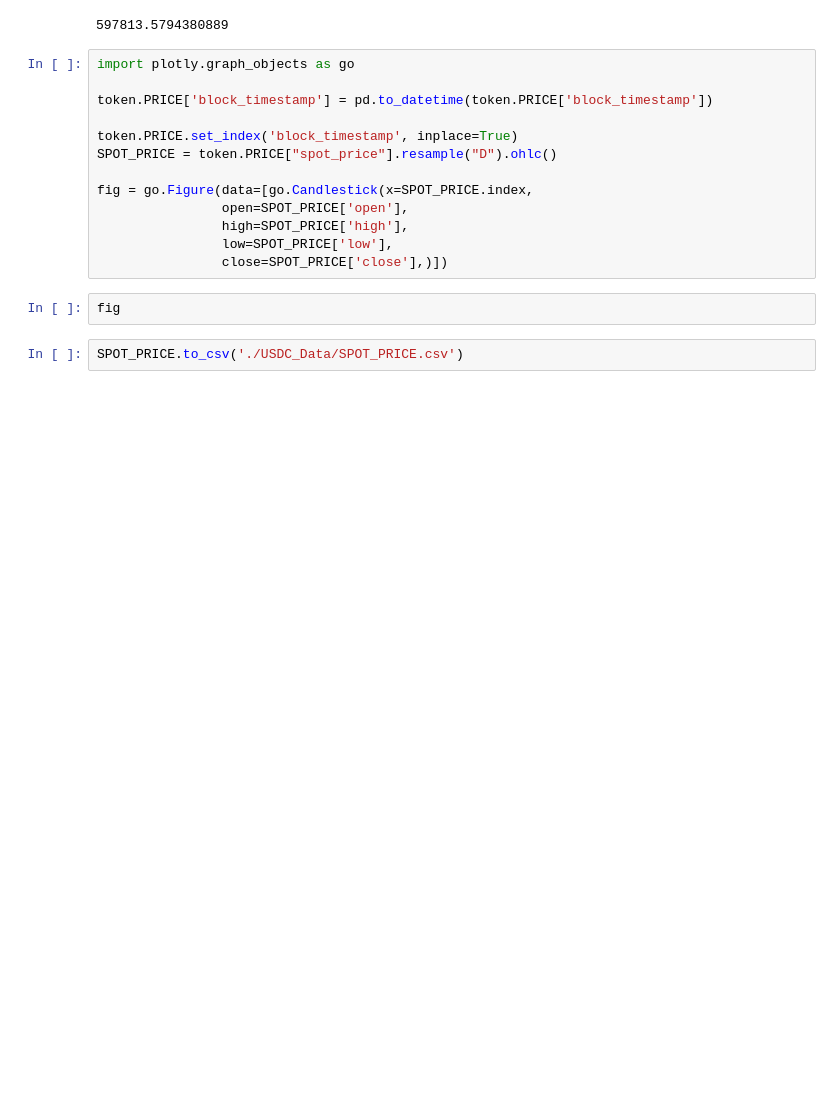
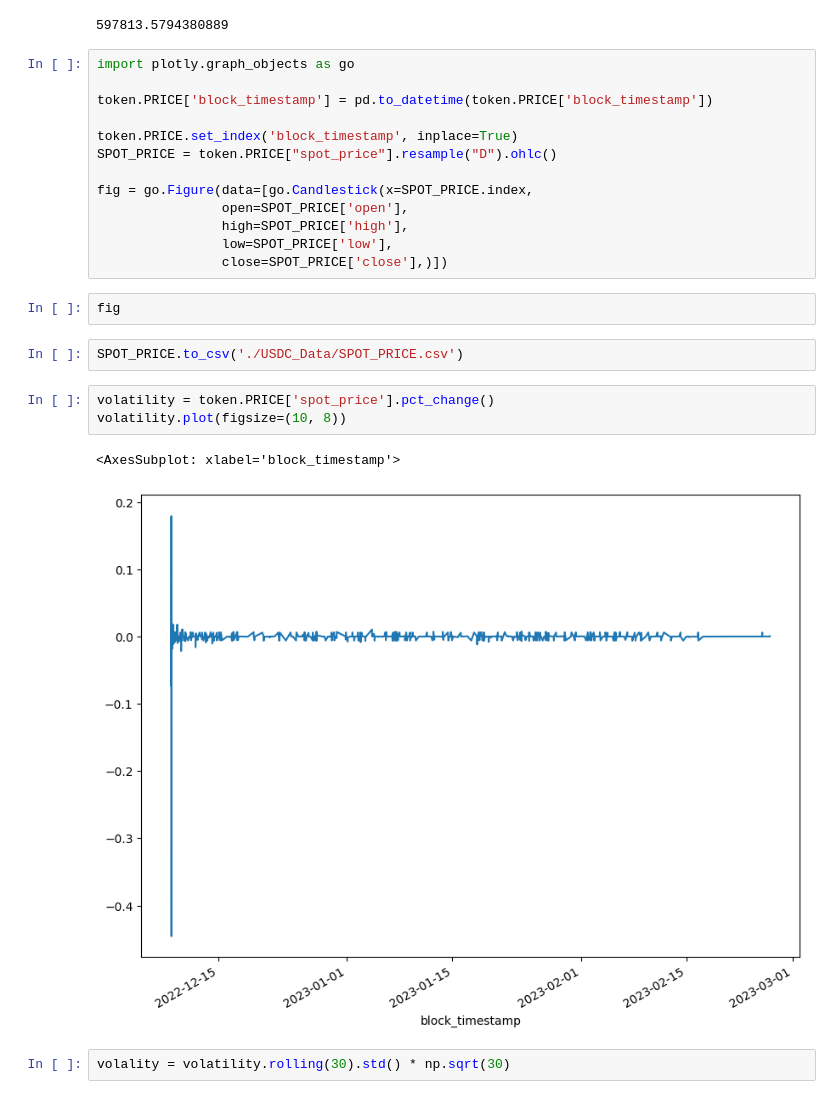
Before and after one commit to DigData-ai/token-analyzer, a Jupyter notebook: token-overview/price_and_mcap_spot.ipynb, the cells around one changed output. Saved outputs shown, nothing was run; the diff lists cells and outputs as text; blank space fills up the shorter version.

```diff
--- a/token-overview/price_and_mcap_spot.ipynb
+++ b/token-overview/price_and_mcap_spot.ipynb
@@ -33,3 +33,11 @@ fig = go.Figure(data=[go.Candlestick(x=SPOT_PRICE.index,
 fig
 # %%
 SPOT_PRICE.to_csv('./USDC_Data/SPOT_PRICE.csv')
+# %%
+volatility = token.PRICE['spot_price'].pct_change()
+volatility.plot(figsize=(10, 8))
+# %% [output]
+<AxesSubplot: xlabel='block_timestamp'>
+[figure, added]
+# %%
+volality = volatility.rolling(30).std() * np.sqrt(30)
```
Also changed, not shown: parts of 2 cells of this notebook, 1 other file.
